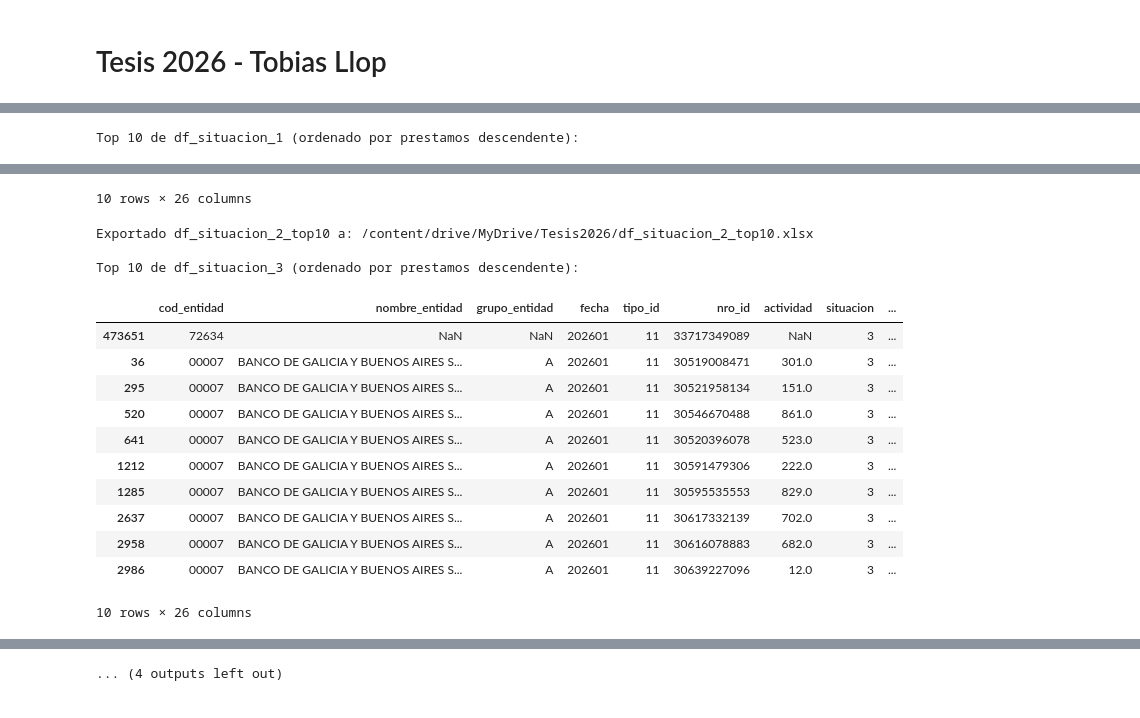
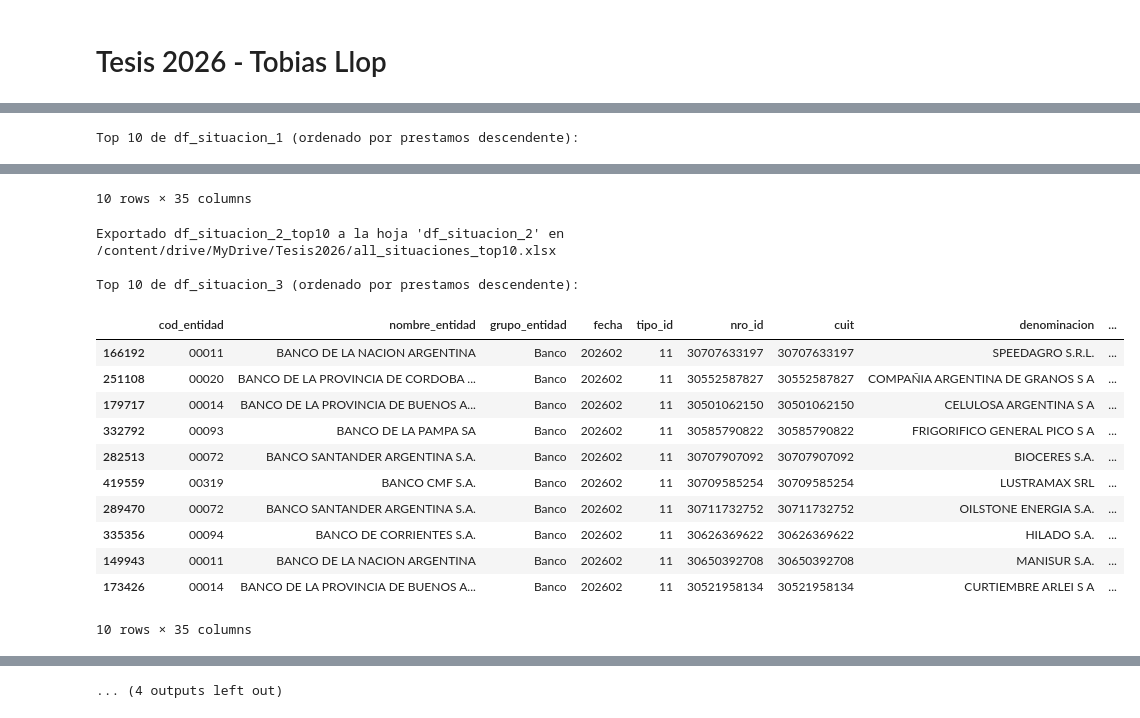
Before and after one commit to tobiasllop/Algebra-Lineal-Computacional-UBA, a Jupyter notebook: Tesis.ipynb, the cells around one changed output, grey strips where cells are left out. Drawn from its saved outputs; the diff is of its cells as text; code cells hidden in the pictures.

```diff
--- a/Tesis.ipynb
+++ b/Tesis.ipynb
@@ -140,0 +109,14 @@ None
+# %%
+#################################################################################
+####### Data Loading Personas Juridicas #########################################
+##################################################################################
+
+# Define the path to the padron_juridicas.parquet file
+file_path_padron = '/content/drive/MyDrive/Tesis2026/padron_juridicas.parquet'
+
+# Load the parquet file into a pandas DataFrame
+df_padron_juridicas = pd.read_parquet(file_path_padron)
+
+print("DataFrame 'df_padron_juridicas' loaded successfully:")
+display(df_padron_juridicas.head())
+print(f"Total rows in df_padron_juridicas: {len(df_padron_juridicas)}")
@@ -164,27 +262,32 @@ output_path = '/content/drive/MyDrive/Tesis2026/'
 # Prepare list to store top 10 dataframes for export
 top_10_dfs = {}
 
-for i in range(1, 6):
-    # Filter dataframe by 'situacion'
-    current_df = df[df['situacion'] == str(i)].copy()
+# Define the single Excel file path
+single_excel_filename = f'{output_path}all_situaciones_top10.xlsx'
 
-    # Ensure 'prestamos' is numeric and fill NaNs with 0
-    current_df['prestamos'] = pd.to_numeric(current_df['prestamos'], errors='coerce').fillna(0)
+# Create an Excel writer object
+with pd.ExcelWriter(single_excel_filename, engine='xlsxwriter') as writer:
+    for i in range(1, 6):
+        # Filter dataframe by 'situacion'
+        current_df = df[df['situacion'] == str(i)].copy()
 
-    # Sort by 'prestamos' in descending order and get the top 10
-    df_situacion_top_10 = current_df.sort_values(by='prestamos', ascending=False).head(10)
+        # Ensure 'prestamos' is numeric and fill NaNs with 0
+        current_df['prestamos'] = pd.to_numeric(current_df['prestamos'], errors='coerce').fillna(0)
 
-    # Store the top 10 dataframe
-    top_10_dfs[f'df_situacion_{i}'] = df_situacion_top_10
+        # Sort by 'prestamos' in descending order and get the top 10
+        df_situacion_top_10 = current_df.sort_values(by='prestamos', ascending=False).head(10)
 
-    print(f"\nTop 10 de df_situacion_{i} (ordenado por prestamos descendente):")
-    display(df_situacion_top_10)
+        # Store the top 10 dataframe (optional, but good for inspection if needed later)
+        top_10_dfs[f'df_situacion_{i}'] = df_situacion_top_10
 
-    # Export to Excel
-    excel_filename = f'{output_path}df_situacion_{i}_top10.xlsx'
-    df_situacion_top_10.to_excel(excel_filename, index=False)
-    print(f"Exportado df_situacion_{i}_top10 a: {excel_filename}")
+        print(f"\nTop 10 de df_situacion_{i} (ordenado por prestamos descendente):")
+        display(df_situacion_top_10)
 
-print("\n¡Proceso completado! Todos los dataframes top 10 han sido creados y exportados.")
+        # Export to a specific sheet in the single Excel file
+        sheet_name = f'df_situacion_{i}'
+        df_situacion_top_10.to_excel(writer, sheet_name=sheet_name, index=False)
+        print(f"Exportado df_situacion_{i}_top10 a la hoja '{sheet_name}' en {single_excel_filename}")
+
+print(f"\n¡Proceso completado! Todos los dataframes top 10 han sido exportados a un único archivo Excel: {single_excel_filename}")
 # %% [output]
 Top 10 de df_situacion_1 (ordenado por prestamos descendente):
@@ -217,16 +320,16 @@ Top 10 de df_situacion_2 (ordenado por prestamos descendente):
-10 rows × 26 columns
+10 rows × 35 columns
-Exportado df_situacion_2_top10 a: /content/drive/MyDrive/Tesis2026/df_situacion_2_top10.xlsx
+Exportado df_situacion_2_top10 a la hoja 'df_situacion_2' en /content/drive/MyDrive/Tesis2026/all_situaciones_top10.xlsx
 
 Top 10 de df_situacion_3 (ordenado por prestamos descendente):
-|  | cod_entidad | nombre_entidad | grupo_entidad | fecha | tipo_id | nro_id | actividad | situacion | ... |
-| 473651 | 72634 | NaN | NaN | 202601 | 11 | 33717349089 | NaN | 3 | ... |
-| 36 | 00007 | BANCO DE GALICIA Y BUENOS AIRES S... | A | 202601 | 11 | 30519008471 | 301.0 | 3 | ... |
-| 295 | 00007 | BANCO DE GALICIA Y BUENOS AIRES S... | A | 202601 | 11 | 30521958134 | 151.0 | 3 | ... |
-| 520 | 00007 | BANCO DE GALICIA Y BUENOS AIRES S... | A | 202601 | 11 | 30546670488 | 861.0 | 3 | ... |
-| 641 | 00007 | BANCO DE GALICIA Y BUENOS AIRES S... | A | 202601 | 11 | 30520396078 | 523.0 | 3 | ... |
-| 1212 | 00007 | BANCO DE GALICIA Y BUENOS AIRES S... | A | 202601 | 11 | 30591479306 | 222.0 | 3 | ... |
-| 1285 | 00007 | BANCO DE GALICIA Y BUENOS AIRES S... | A | 202601 | 11 | 30595535553 | 829.0 | 3 | ... |
-| 2637 | 00007 | BANCO DE GALICIA Y BUENOS AIRES S... | A | 202601 | 11 | 30617332139 | 702.0 | 3 | ... |
-| 2958 | 00007 | BANCO DE GALICIA Y BUENOS AIRES S... | A | 202601 | 11 | 30616078883 | 682.0 | 3 | ... |
-| 2986 | 00007 | BANCO DE GALICIA Y BUENOS AIRES S... | A | 202601 | 11 | 30639227096 | 12.0 | 3 | ... |
+|  | cod_entidad | nombre_entidad | grupo_entidad | fecha | tipo_id | nro_id | cuit | denominacion | ... |
+| 166192 | 00011 | BANCO DE LA NACION ARGENTINA | Banco | 202602 | 11 | 30707633197 | 30707633197 | SPEEDAGRO S.R.L. | ... |
+| 251108 | 00020 | BANCO DE LA PROVINCIA DE CORDOBA ... | Banco | 202602 | 11 | 30552587827 | 30552587827 | COMPAÑIA ARGENTINA DE GRANOS S A | ... |
+| 179717 | 00014 | BANCO DE LA PROVINCIA DE BUENOS A... | Banco | 202602 | 11 | 30501062150 | 30501062150 | CELULOSA ARGENTINA S A | ... |
+| 332792 | 00093 | BANCO DE LA PAMPA SA | Banco | 202602 | 11 | 30585790822 | 30585790822 | FRIGORIFICO GENERAL PICO S A | ... |
+| 282513 | 00072 | BANCO SANTANDER ARGENTINA S.A. | Banco | 202602 | 11 | 30707907092 | 30707907092 | BIOCERES S.A. | ... |
+| 419559 | 00319 | BANCO CMF S.A. | Banco | 202602 | 11 | 30709585254 | 30709585254 | LUSTRAMAX SRL | ... |
+| 289470 | 00072 | BANCO SANTANDER ARGENTINA S.A. | Banco | 202602 | 11 | 30711732752 | 30711732752 | OILSTONE ENERGIA S.A. | ... |
+| 335356 | 00094 | BANCO DE CORRIENTES S.A. | Banco | 202602 | 11 | 30626369622 | 30626369622 | HILADO S.A. | ... |
+| 149943 | 00011 | BANCO DE LA NACION ARGENTINA | Banco | 202602 | 11 | 30650392708 | 30650392708 | MANISUR S.A. | ... |
+| 173426 | 00014 | BANCO DE LA PROVINCIA DE BUENOS A... | Banco | 202602 | 11 | 30521958134 | 30521958134 | CURTIEMBRE ARLEI S A | ... |
-10 rows × 26 columns
+10 rows × 35 columns
```
Also changed, not shown: parts of 11 cells of this notebook.
